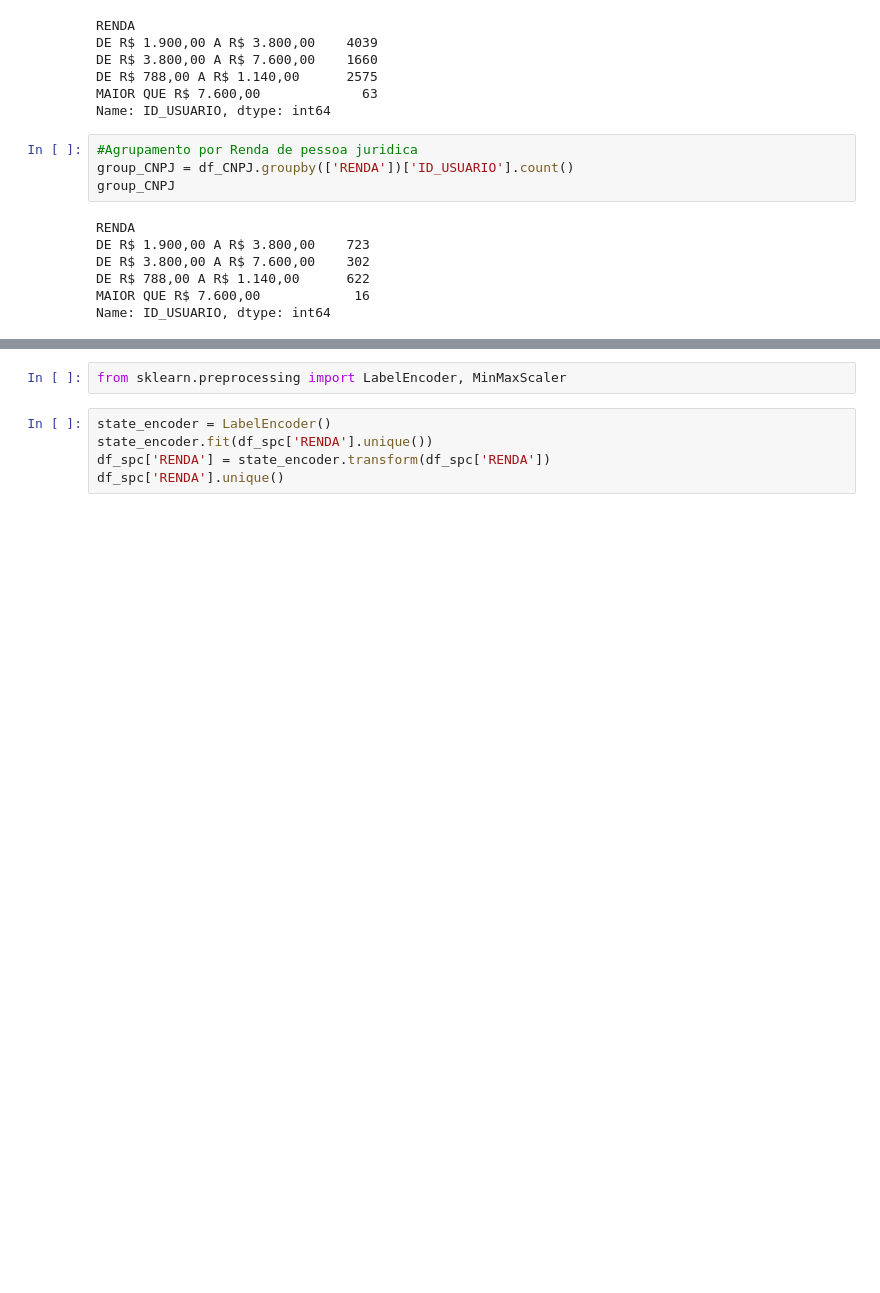
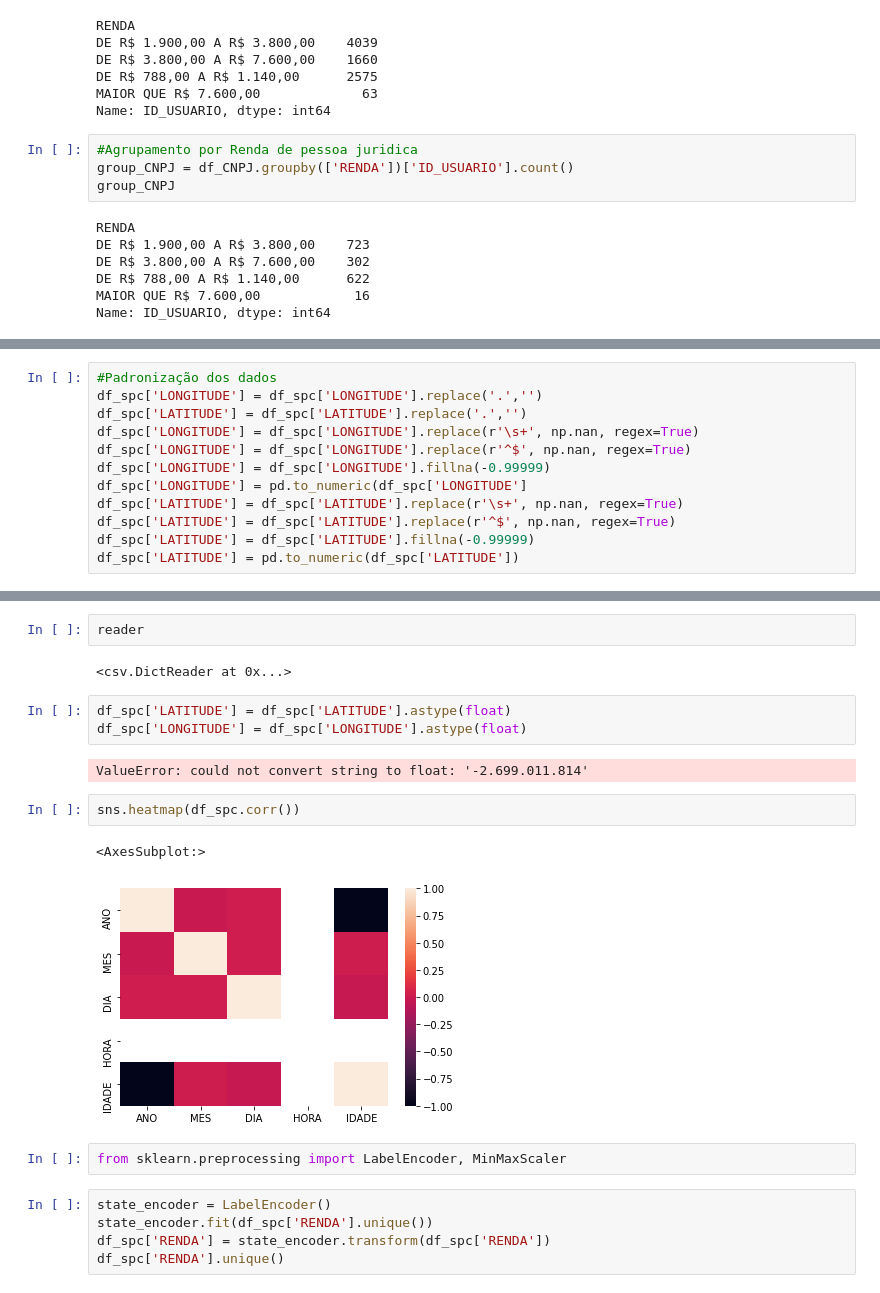
Before and after one commit to rodrigoqfcosta/API-SPC, a Jupyter notebook: analise_jupyter/Análise de Dados Dataset - API- SPC.ipynb, the cells around one changed output, grey strips where cells are left out. Cells and saved outputs as stored; diff of their text form; blank space fills up the shorter version.

```diff
--- a/analise_jupyter/Análise de Dados Dataset - API- SPC.ipynb
+++ b/analise_jupyter/Análise de Dados Dataset - API- SPC.ipynb
@@ -165,0 +216,12 @@ Name: ID_USUARIO, dtype: int64
+# %%
+#Padronização dos dados
+df_spc['LONGITUDE'] = df_spc['LONGITUDE'].replace('.','')
+df_spc['LATITUDE'] = df_spc['LATITUDE'].replace('.','')
+df_spc['LONGITUDE'] = df_spc['LONGITUDE'].replace(r'\s+', np.nan, regex=True)
+df_spc['LONGITUDE'] = df_spc['LONGITUDE'].replace(r'^$', np.nan, regex=True)
+df_spc['LONGITUDE'] = df_spc['LONGITUDE'].fillna(-0.99999)
+df_spc['LONGITUDE'] = pd.to_numeric(df_spc['LONGITUDE']
+df_spc['LATITUDE'] = df_spc['LATITUDE'].replace(r'\s+', np.nan, regex=True)
+df_spc['LATITUDE'] = df_spc['LATITUDE'].replace(r'^$', np.nan, regex=True)
+df_spc['LATITUDE'] = df_spc['LATITUDE'].fillna(-0.99999)
+df_spc['LATITUDE'] = pd.to_numeric(df_spc['LATITUDE'])
@@ -166,3 +230,17 @@ Name: ID_USUARIO, dtype: int64
+# %%
+reader
+# %% [output]
+<csv.DictReader at 0x...>
+# %%
+df_spc['LATITUDE'] = df_spc['LATITUDE'].astype(float)
+df_spc['LONGITUDE'] = df_spc['LONGITUDE'].astype(float)
+# %% [output]
+ValueError: could not convert string to float: '-2.699.011.814'
+# %%
+sns.heatmap(df_spc.corr())
+# %% [output]
+<AxesSubplot:>
+[figure, added]
 # %%
 from sklearn.preprocessing import LabelEncoder, MinMaxScaler
 # %%
```
Also changed, not shown: parts of 9 cells of this notebook, 3 other files.
